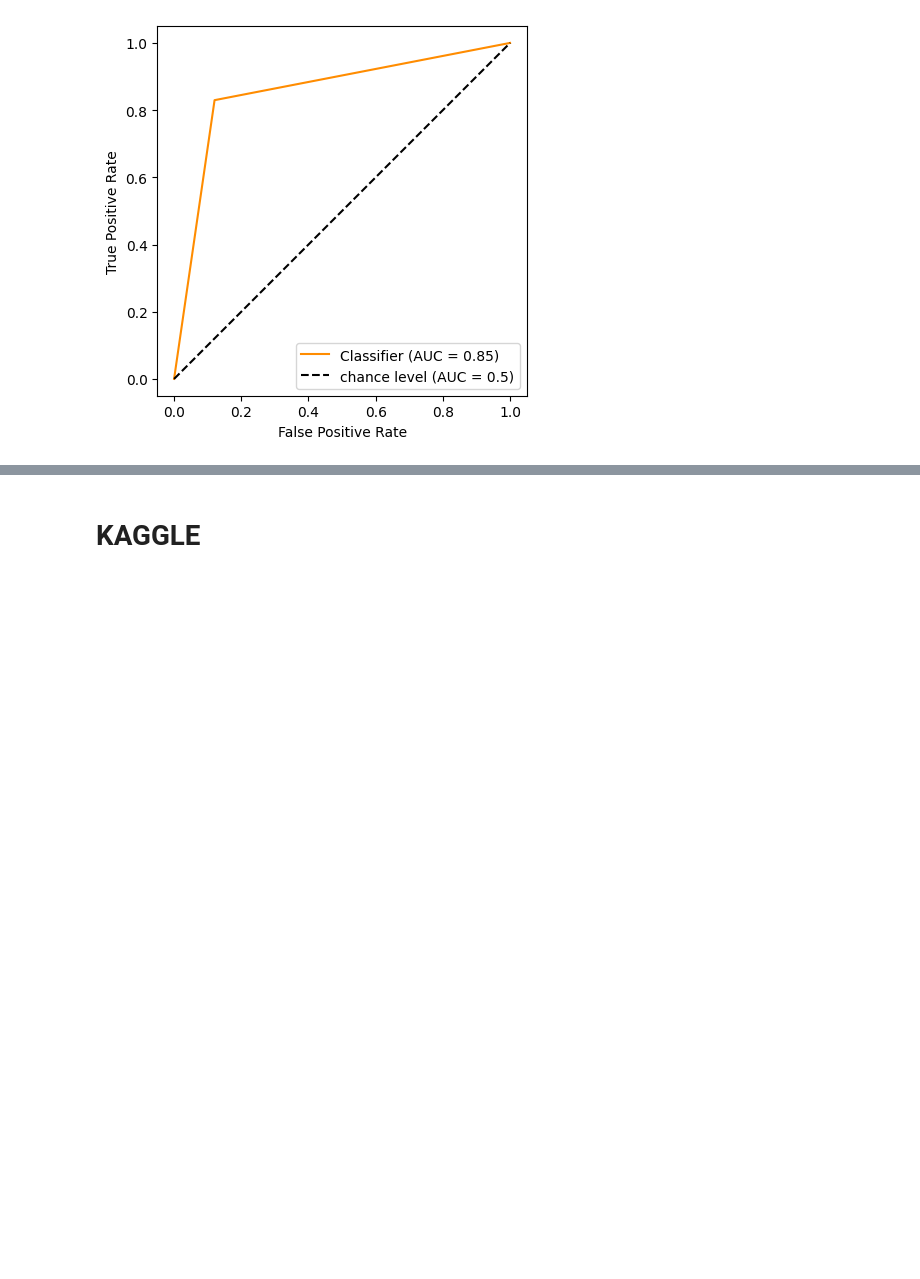
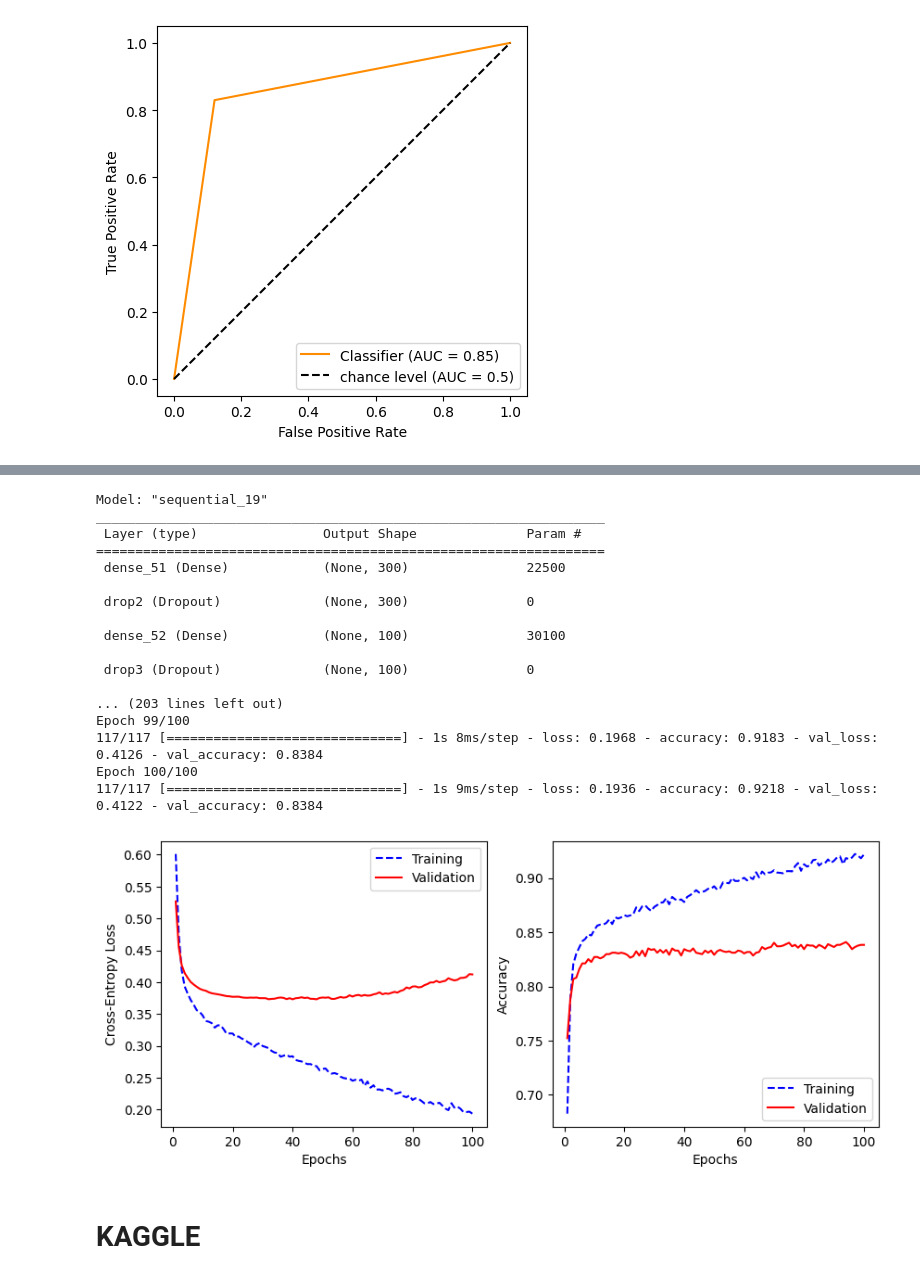
Before and after one commit to realbigi/ML_Data_Competition, a Jupyter notebook: LIAM/Report_LIAM2.ipynb, the cells around one changed output, grey strips where cells are left out. Saved outputs shown, nothing was run; the diff lists cells and outputs as text; code cells hidden in the pictures; blank space fills up the shorter version.

```diff
--- a/LIAM/Report_LIAM2.ipynb
+++ b/LIAM/Report_LIAM2.ipynb
@@ -872,0 +977,41 @@ plot_ROC(Y_valid, predictions)
+# %%
+model = keras.models.Sequential()
+model.add(keras.layers.Dense(300, input_dim=74, activation='relu'))
+model.add(keras.layers.Dropout(name="drop2", rate=0.2))
+model.add(keras.layers.Dense(100, activation='relu'))
+model.add(keras.layers.Dropout(name="drop3", rate=0.2))
+model.add(keras.layers.Dense(2, activation='softmax'))
+
+model.summary()
+optimizer = keras.optimizers.Adam(learning_rate=0.0001) # SGD, Nadam,
+
+model.compile(loss = "sparse_categorical_crossentropy", # as y is encoded as a vector of labels and not as a one hot matrix
+              optimizer = optimizer,
+              metrics = ["accuracy"])
+
+history = model.fit(X_train, Y_train,
+                    validation_data=(X_valid, Y_valid),
+                    batch_size = 64,
+                    epochs=100)
+model.save("checkpoints/dense_nn3.h5")
+
+plot_training(history.history)
+# %% [output]
+Model: "sequential_19"
+_________________________________________________________________
+ Layer (type)                Output Shape              Param #
+=================================================================
+ dense_51 (Dense)            (None, 300)               22500
+
+ drop2 (Dropout)             (None, 300)               0
+
+ dense_52 (Dense)            (None, 100)               30100
+
+ drop3 (Dropout)             (None, 100)               0
+
+... (203 lines left out)
+Epoch 99/100
+117/117 [==============================] - 1s 8ms/step - loss: 0.1968 - accuracy: 0.9183 - val_loss: 0.4126 - val_accuracy: 0.8384
+Epoch 100/100
+117/117 [==============================] - 1s 9ms/step - loss: 0.1936 - accuracy: 0.9218 - val_loss: 0.4122 - val_accuracy: 0.8384
+[figure, added]
```
Also changed, not shown: parts of 7 cells of this notebook, 3 other files.
